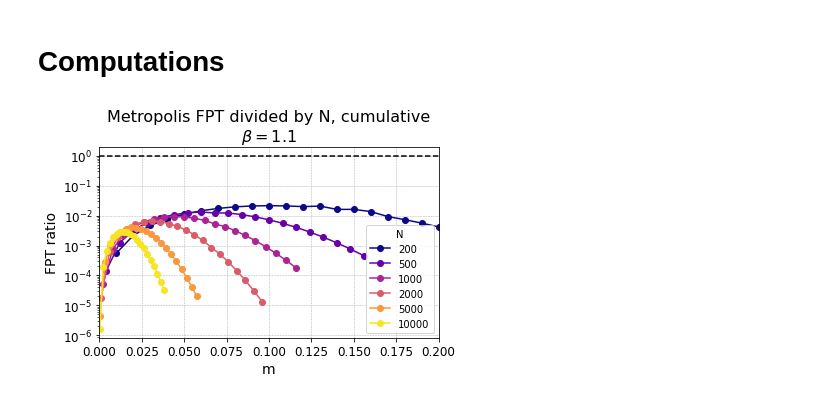
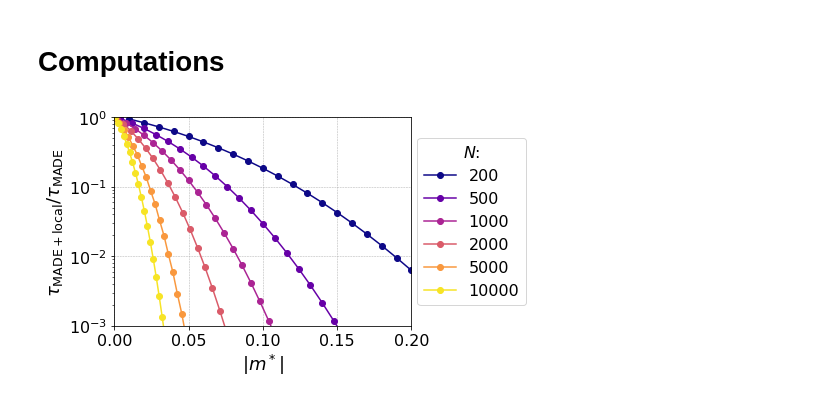
Before and after one commit to Laplaxe/MonteCarloGA_CW, a Jupyter notebook: MCST_CW.ipynb, the cells around one changed output. Saved outputs shown, nothing was run; the diff lists cells and outputs as text; code cells hidden in the pictures.

Commit message:
updates to figure

```diff
--- a/MCST_CW.ipynb
+++ b/MCST_CW.ipynb
@@ -94,16 +95,14 @@ def thomas_solve(A):
 
     return x
 
-#binomial coefficient
-def comb(n, k):
-    """Compute the binomial coefficient 'n choose k'."""
-    if k > n or k < 0:
-        return 0
-    return math.factorial(n) // (math.factorial(k) * math.factorial(n - k))
+# gaussian distribution. Since we are interested in the discretized version, we multiply the pdf by Delta m = 2/N
+def gaussian_m(m, N):
+    """compute the gaussian distribution for a given magnetization m and number of spins N"""
+    return np.sqrt(2/N/np.pi)*np.exp(-N*m**2/2)
 # %% [markdown]
 # Computations
 # %%
-beta = 1.1 # inverse temperature of interest
+beta = 1.2 # inverse temperature of interest
 Nvalues = [200, 500, 1000, 2000, 5000, 10000] # values of N to consider
 m_max_values = [0.24, 0.16, 0.12, 0.1, 0.06, 0.04] #maximum magnetization for each N
 
@@ -113,6 +112,8 @@ for i in range(len(Nvalues)):
     N = Nvalues[i]
     m_max = m_max_values[i]
     transition_matrix = get_transition_matrix_absm(N, beta)
+    gaussians = gaussian_m(np.arange(0, N+1, 2)/N, N)*2
+    gaussians[0] = gaussian_m(0, N)
 
     data = []
     for M in np.arange(2, int(N*m_max), int(N*m_max/20)):
@@ -121,36 +122,34 @@ for i in range(len(Nvalues)):
 
         #first passage time for Metropolis
         P = transition_matrix[:nmax, :nmax]
-        fpt_metro = thomas_solve(torch.eye(P.size(0))-P)[0]
+        fpt_metro = (N+thomas_solve(torch.eye(P.size(0))-P)*gaussians[:nmax]).mean()
 
         # first passage time for MADE
-        k1 = int(N*(1+m)/2)
-        k2 = int(N*(1-m)/2)
-        fpt_made = 1/((comb(N, k1) + comb(N, k2))/2**N)
+        cumulative = gaussians[nmax:].sum()
+        fpt_made = 1/cumulative*N
 
         data.append([M, fpt_metro, fpt_made])
     data = np.array(data)
     all_data.append(data)
 # %%
-#plt.scatter(data[:,0]/N, data[:,2], label = "Made")
-
+# Plot Fig. 1
+plt.figure(figsize=(7, 4))
 colors = plt.cm.plasma(np.linspace(0, 0.95, len(all_data)))
 
 for i, (d, color) in enumerate(zip(all_data, colors)):
-    plt.plot(d[:,0]/Nvalues[i], d[:,1]/d[:,2]/Nvalues[i], marker='o', label=f"{Nvalues[i]}", color=color)
+    plt.plot(d[:, 0] / Nvalues[i], d[:, 1] / d[:, 2], marker='o', label=f"{Nvalues[i]}", color=color)
 
-plt.axhline(y=1, color='black', linestyle='--')
 plt.yscale("log")
-#plt.ylim(10**(-2), 10**2)
+plt.ylim(10**(-3), 1.)
 plt.xlim(0, 0.20)
-plt.xlabel('m', fontsize=14)
-plt.ylabel('FPT ratio', fontsize=14)
-plt.xticks(fontsize=12)
-plt.yticks(fontsize=12)
+plt.xlabel(r'$|m^*|$', fontsize=18)
+plt.ylabel(r'$\tau_{\mathrm{MADE+local}} / \tau_{\mathrm{MADE}}$', fontsize=18)  # Corrected to raw string with LaTeX formatting
+plt.xticks([0, 0.05, 0.10, 0.15, 0.20], fontsize=16)
+plt.yticks(fontsize=16)
 plt.grid(True, ls="--", linewidth=0.5)
-plt.legend(title="N")
-plt.title(f"Metropolis FPT divided by N, cumulative\n$\\beta={beta}$", fontsize=16)
+plt.legend(title=r"$N$:", title_fontsize=16, fontsize=16, loc="center left", bbox_to_anchor=(1.02, 0.5), borderaxespad=0.)
 plt.tight_layout()
-#plt.savefig('fpt_ratio_divN_cumulative.png')
+plt.savefig('fpt_ratio.png')
+plt.savefig('fpt_ratio.pdf')
 # %% [output]
-[figure, old version]
+[figure, new version]
```
Also changed, not shown: parts of 2 cells of this notebook.
